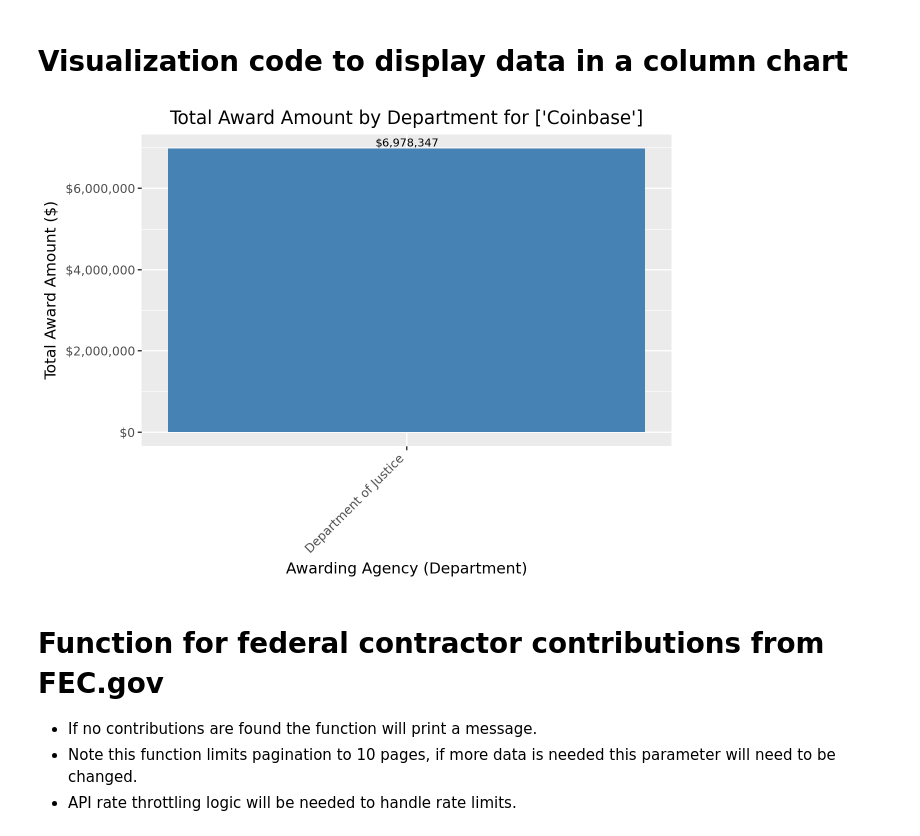
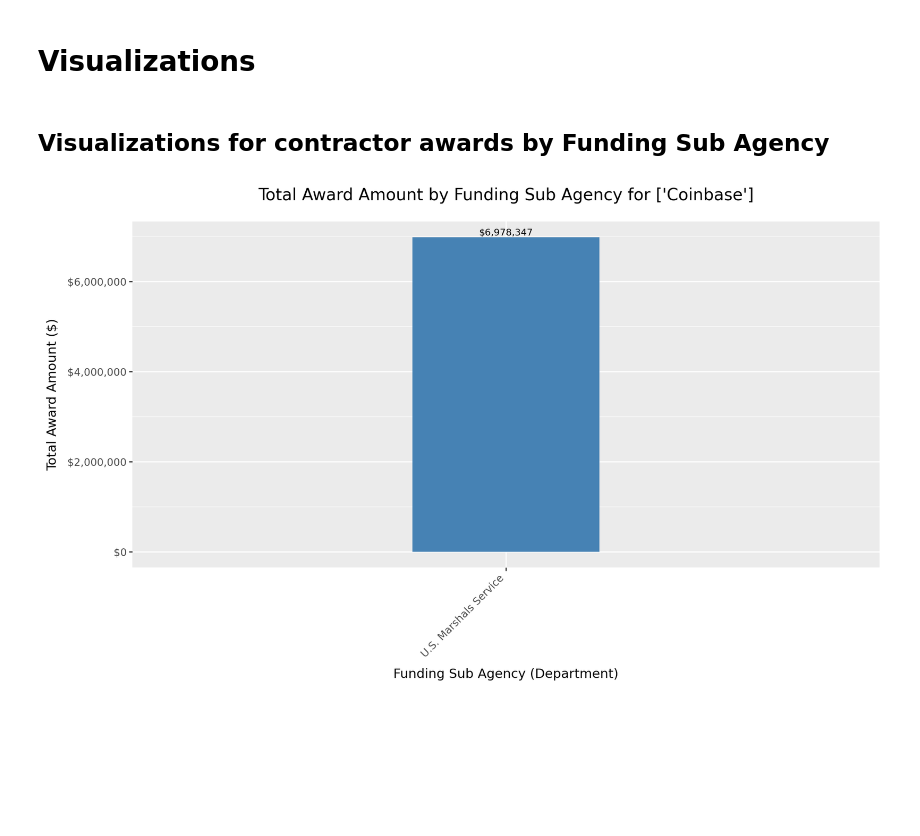
Before and after one commit to damien-johnston/open-data-project, a Jupyter notebook: FedContractorContributors.ipynb, the cells around one changed output. Drawn from its saved outputs; the diff is of its cells as text; code cells hidden in the pictures; blank space fills up the shorter version.

Commit message:
Reorganise functions, data output, and visualizations

```diff
--- a/FedContractorContributors.ipynb
+++ b/FedContractorContributors.ipynb
@@ -226,41 +368,42 @@ gc.head(10)
 # %% [markdown]
-# Visualization code to display data in a column chart
+# Visualizations
+# %% [markdown]
+## Visualizations for contractor awards by Funding Sub Agency
 # %%
 # Visualize contractor awards summed by department
 if show_visualization:
     # Call the function to get contractor data
     df = get_contractors(
         contractors, date_from, date_to, api_key
     )
 
     # Ensure the 'Award Amount' is numeric, converting to float if necessary
     df["Award Amount"] = pd.to_numeric(df["Award Amount"], errors="coerce")
 
     # Group by Awarding Agency and sum the Award Amount
-    agg_df = df.groupby("Awarding Agency", as_index=False)["Award Amount"].sum()
+    agg_df = df.groupby("Funding Sub Agency", as_index=False)["Award Amount"].sum()
 
     # Plotting contract award data
     plot = (
-        p9.ggplot(agg_df, p9.aes(x="Awarding Agency", y="Award Amount"))
-        + p9.geom_bar(stat="identity", fill="steelblue")
-        + p9.ggtitle(f"Total Award Amount by Department for {contractors}")
-        + p9.xlab("Awarding Agency (Department)")
+        p9.ggplot(agg_df, p9.aes(x="Funding Sub Agency", y="Award Amount"))
+        + p9.geom_bar(stat="identity", fill="steelblue", width=0.25)  # Adjust the bar width here
+        + p9.ggtitle(f"Total Award Amount by Funding Sub Agency for {contractors}")
+        + p9.xlab("Funding Sub Agency (Department)")
         + p9.ylab("Total Award Amount ($)")
-        + p9.theme(axis_text_x=p9.element_text(rotation=45, hjust=1))
+        + p9.theme(
+            axis_text_x=p9.element_text(rotation=45, hjust=1),
+            figure_size=(10, 6),  # Adjust the size of the plot
+            plot_title=p9.element_text(size=14, ha='center', margin={'b': 15})  # Adjust title
+        )
         + p9.scale_y_continuous(labels=lambda l: [f"${int(x):,}" for x in l])
     )
 
     # Add data labels on top of the bars
     if show_visualization_amount_labels:
         plot += p9.geom_text(p9.aes(label=agg_df['Award Amount'].apply(lambda x: f'${x:,.0f}')),
         va='bottom', color='black', size=8)
 
     # Show the plot
     plot.show()
 # %% [output]
-[figure, old version]
+[figure, new version]
-# %% [markdown]
-# Function for federal contractor contributions from FEC.gov
-- If no contributions are found the function will print a message.
-- Note this function limits pagination to 10 pages, if more data is needed this parameter will need to be changed.
-- API rate throttling logic will be needed to handle rate limits.
```
Also changed, not shown: parts of 28 cells of this notebook.
